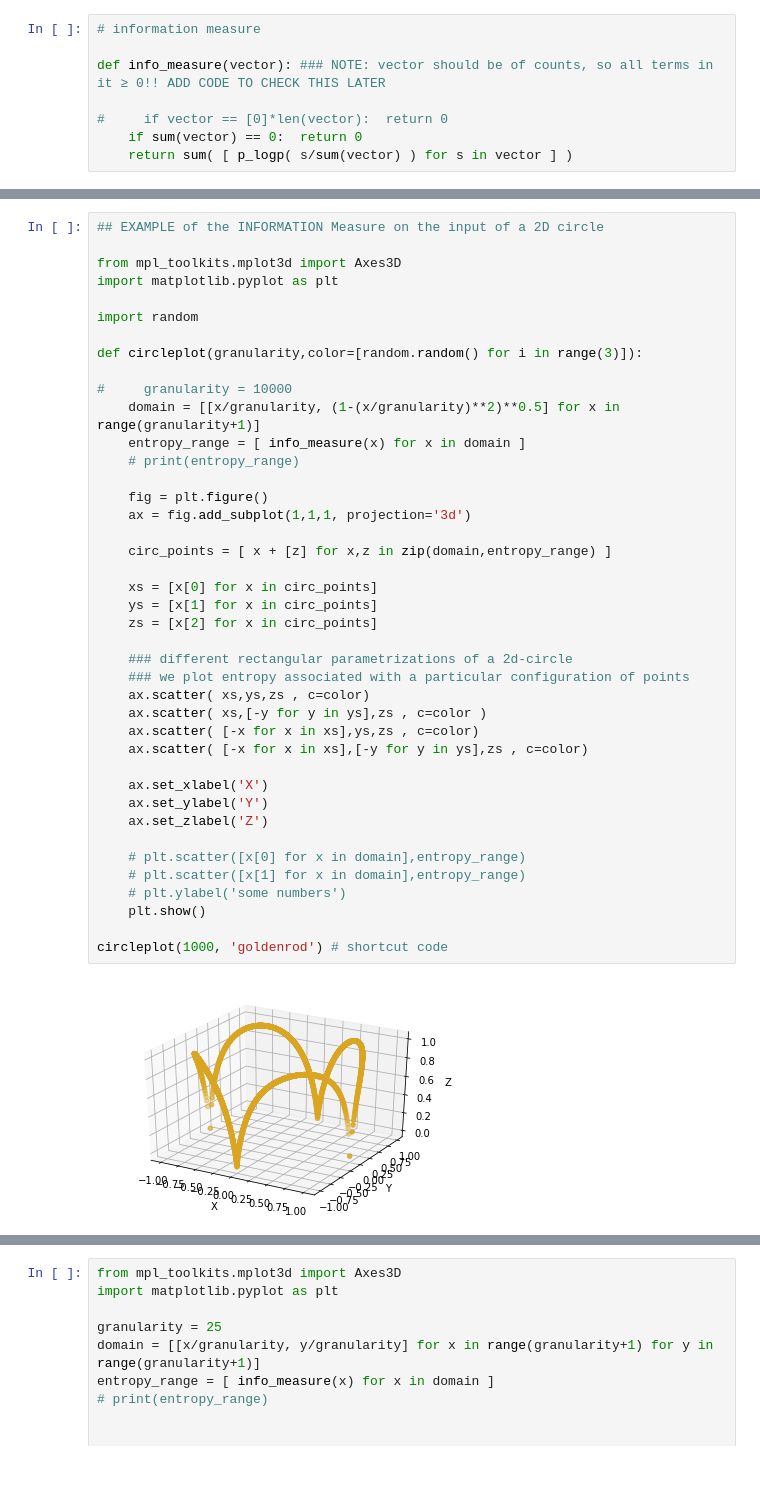
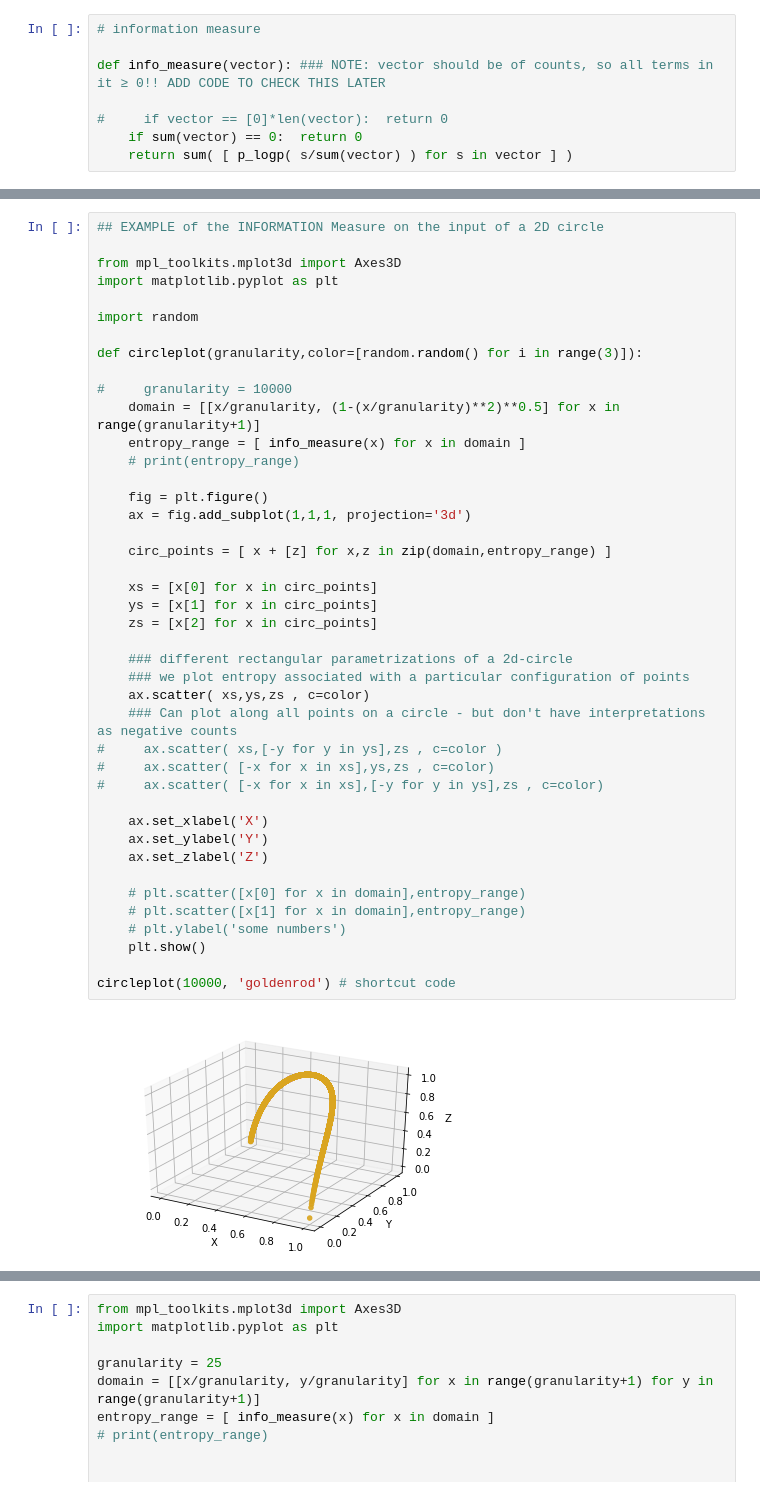
Before and after one commit to Kodyak/Growing-Decision-Trees, a Jupyter notebook: Growing Decision Trees Implementation.ipynb, the cells around one changed output, grey strips where cells are left out. Saved outputs shown, nothing was run; the diff lists cells and outputs as text.

Commit message:
update
update algorithm and plots, added another example dataset and other small tweaks.

```diff
--- a/Growing Decision Trees Implementation.ipynb
+++ b/Growing Decision Trees Implementation.ipynb
@@ -95,37 +105,38 @@ import random
 def circleplot(granularity,color=[random.random() for i in range(3)]):
 
 #     granularity = 10000
     domain = [[x/granularity, (1-(x/granularity)**2)**0.5] for x in range(granularity+1)]
     entropy_range = [ info_measure(x) for x in domain ]
     # print(entropy_range)
 
     fig = plt.figure()
     ax = fig.add_subplot(1,1,1, projection='3d')
 
     circ_points = [ x + [z] for x,z in zip(domain,entropy_range) ]
 
     xs = [x[0] for x in circ_points]
     ys = [x[1] for x in circ_points]
     zs = [x[2] for x in circ_points]
 
     ### different rectangular parametrizations of a 2d-circle
     ### we plot entropy associated with a particular configuration of points
     ax.scatter( xs,ys,zs , c=color)
-    ax.scatter( xs,[-y for y in ys],zs , c=color )
-    ax.scatter( [-x for x in xs],ys,zs , c=color)
-    ax.scatter( [-x for x in xs],[-y for y in ys],zs , c=color)
+    ### Can plot along all points on a circle - but don't have interpretations as negative counts
+#     ax.scatter( xs,[-y for y in ys],zs , c=color )
+#     ax.scatter( [-x for x in xs],ys,zs , c=color)
+#     ax.scatter( [-x for x in xs],[-y for y in ys],zs , c=color)
 
     ax.set_xlabel('X')
     ax.set_ylabel('Y')
     ax.set_zlabel('Z')
 
     # plt.scatter([x[0] for x in domain],entropy_range)
     # plt.scatter([x[1] for x in domain],entropy_range)
     # plt.ylabel('some numbers')
     plt.show()
 
-circleplot(1000, 'goldenrod') # shortcut code
+circleplot(10000, 'goldenrod') # shortcut code
 # %% [output]
-[figure, old version]
+[figure, new version]
 # %% [markdown]
 ## Another example:
```
Also changed, not shown: parts of 34 cells of this notebook.
